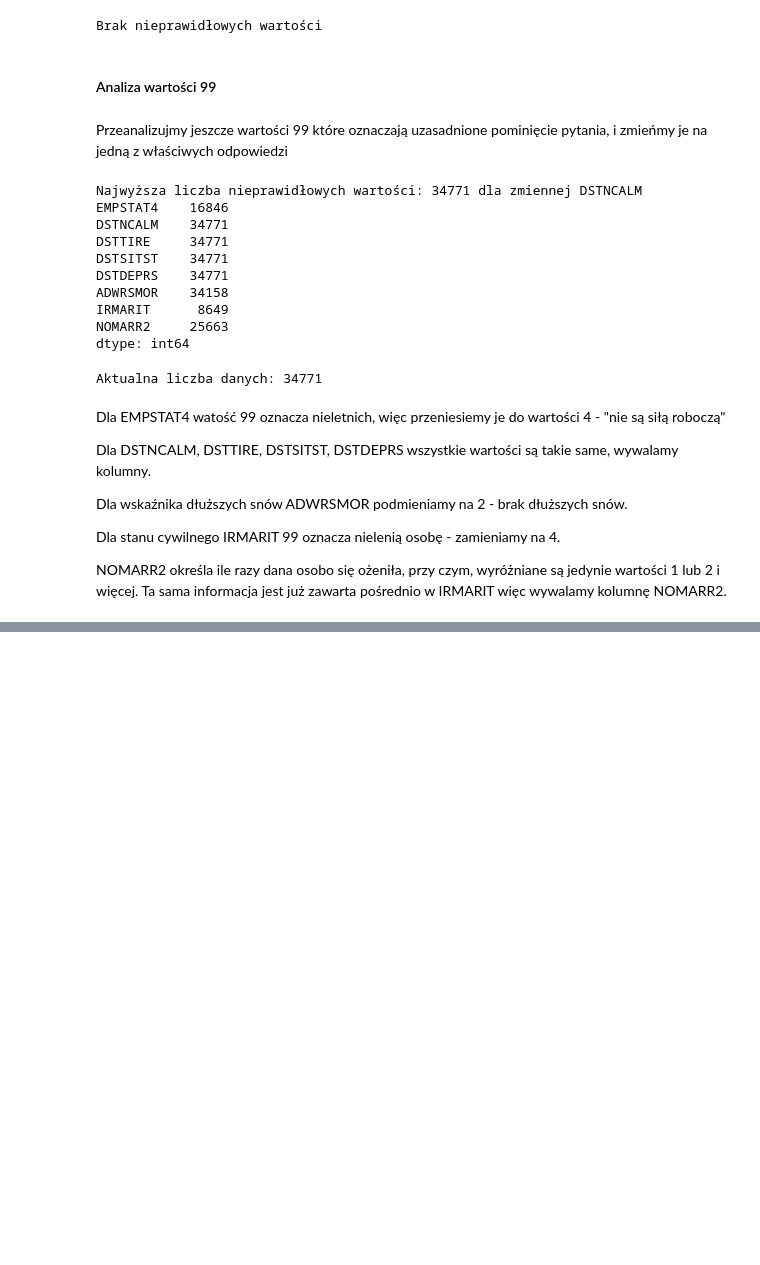
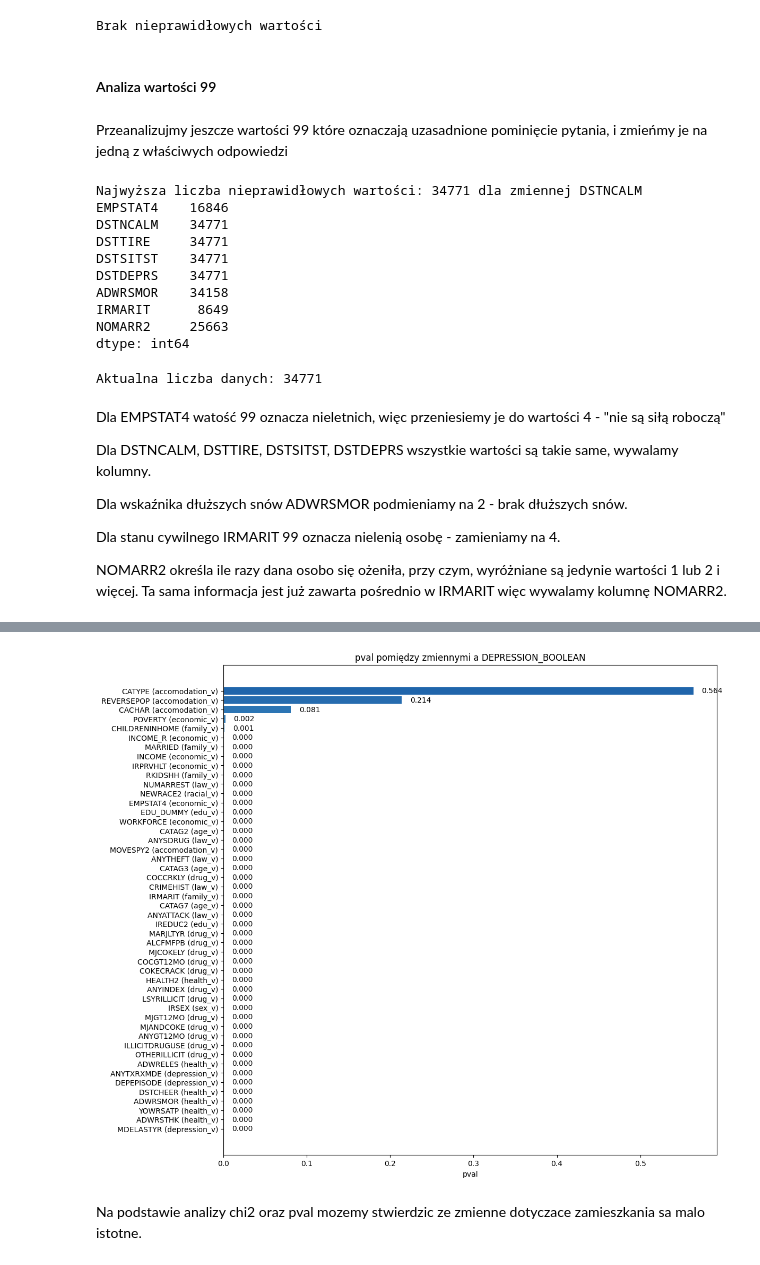
Before and after one commit to szymonzalas/EDA_Project2, a Jupyter notebook: Szymon_Zalas.ipynb, the cells around one changed output, grey strips where cells are left out. Cells and saved outputs as stored; diff of their text form; code cells hidden in the pictures; blank space fills up the shorter version.

```diff
--- a/Szymon_Zalas.ipynb
+++ b/Szymon_Zalas.ipynb
@@ -1047,0 +1372,4 @@ main_df['IRMARIT'].value_counts()
+# %%
+for category, p_vals in p_value.items():
+    print(f"\n{category.upper()} P-Value:")
+    print(p_vals)
@@ -1047,0 +1394,33 @@ main_df['IRMARIT'].value_counts()
+# %%
+target='DEPRESSION_BOOLEAN'
+pval_list = []
+all_pval=None
+category_pval=None
+
+for category, pval_matrix in p_value.items():
+    category_pval = pval_matrix[target]
+    category_pval.index = [f"{idx} ({category})" for idx in category_pval.index]
+    pval_list.append(category_pval)
+all_pval = pd.concat(pval_list)
+all_pval = all_pval.reindex(all_pval.abs().sort_values().index)
+
+plt.figure(figsize=(12, 12))
+colors = plt.cm.RdBu(np.linspace(0.1, 0.9, len(all_pval)))
+bars = plt.barh(range(len(all_pval)), all_pval, color=colors)
+
+plt.yticks(range(len(all_pval)), all_pval.index)
+plt.xlabel('pval')
+plt.title(f'Pval pomiędzy zmiennymi a {target}')
+plt.axvline(x=0, color='black', linestyle='-', linewidth=0.5)
+
+for i, v in enumerate(all_pval):
+    plt.text(v + (0.01 if v >= 0 else -0.01),
+             i,
+             f'{v:.3f}',
+             va='center',
+             ha='left' if v >= 0 else 'right')
+plt.show()
+# %% [output]
+[figure, added]
+# %% [markdown]
+Na podstawie analizy chi2 oraz pval mozemy stwierdzic ze zmienne dotyczace zamieszkania sa malo istotne.
```
Also changed, not shown: parts of 69 cells of this notebook, 1 other file.
